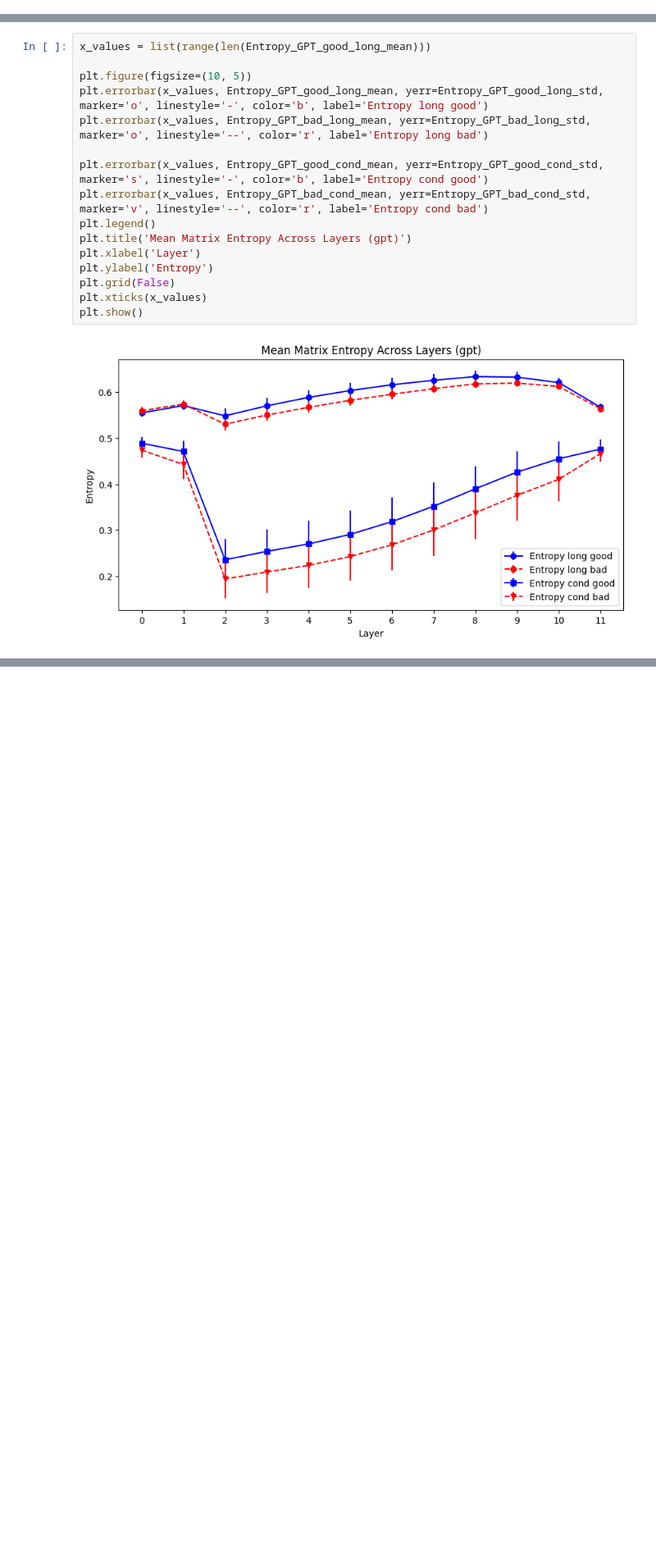
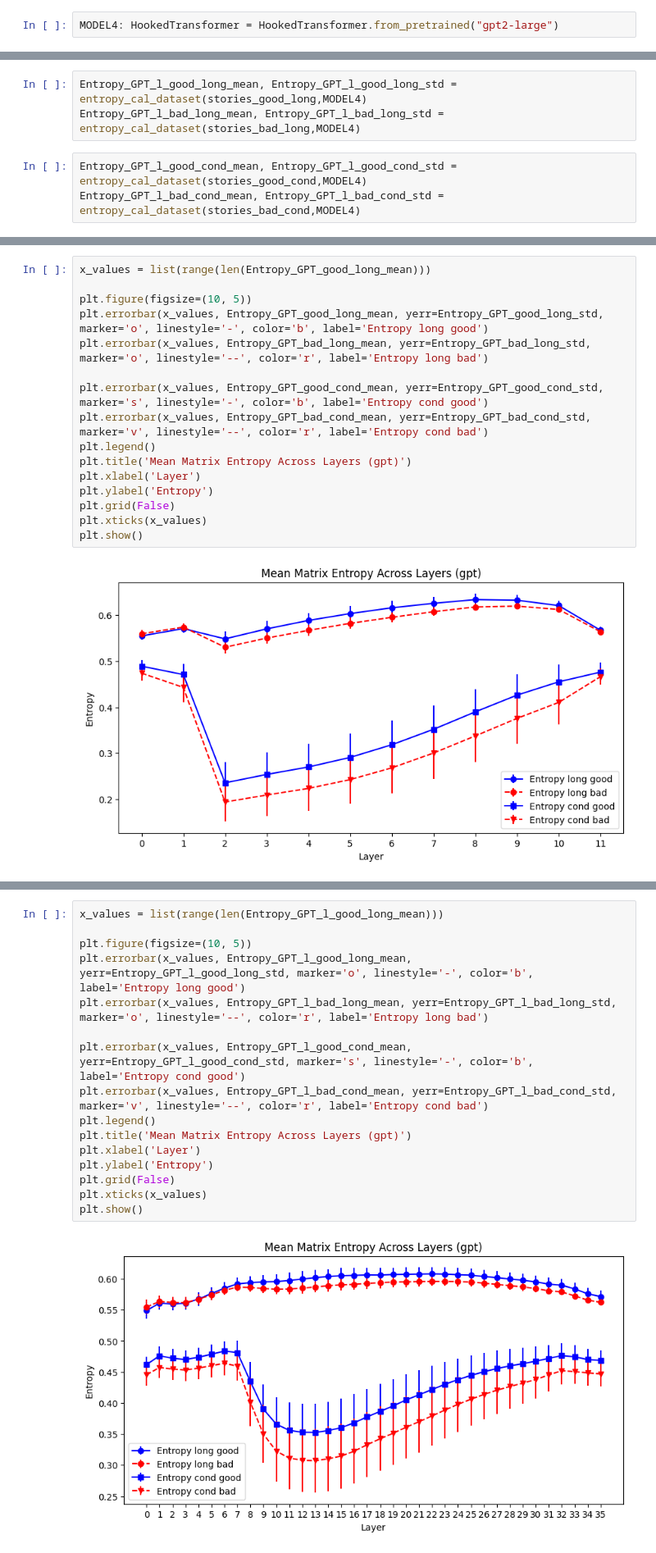
Before and after one commit to YichongLiang/Exploring-Matrix-Entropy-Across-LLM-Layers, a Jupyter notebook: main.ipynb, the cells around one changed output, grey strips where cells are left out. Shown at 82% size. Cells and saved outputs as stored; diff of their text form; blank space fills up the shorter version.

```diff
--- a/main.ipynb
+++ b/main.ipynb
@@ -80,0 +85,2 @@ Loaded pretrained model gpt2 into HookedTransformer
+# %%
+MODEL4: HookedTransformer = HookedTransformer.from_pretrained("gpt2-large")
@@ -247,3 +299,9 @@ Entropy_GPT_bad_cond_mean, Entropy_GPT_bad_cond_std = entropy_cal_dataset(storie
+# %%
+Entropy_GPT_l_good_long_mean, Entropy_GPT_l_good_long_std = entropy_cal_dataset(stories_good_long,MODEL4)
+Entropy_GPT_l_bad_long_mean, Entropy_GPT_l_bad_long_std = entropy_cal_dataset(stories_bad_long,MODEL4)
+# %%
+Entropy_GPT_l_good_cond_mean, Entropy_GPT_l_good_cond_std = entropy_cal_dataset(stories_good_cond,MODEL4)
+Entropy_GPT_l_bad_cond_mean, Entropy_GPT_l_bad_cond_std = entropy_cal_dataset(stories_bad_cond,MODEL4)
 # %% [markdown]
 #### Tiny Story matrix entropy cal
 # %%
@@ -296,0 +373,18 @@ plt.show()
+# %%
+x_values = list(range(len(Entropy_GPT_l_good_long_mean)))
+
+plt.figure(figsize=(10, 5))
+plt.errorbar(x_values, Entropy_GPT_l_good_long_mean, yerr=Entropy_GPT_l_good_long_std, marker='o', linestyle='-', color='b', label='Entropy long good')
+plt.errorbar(x_values, Entropy_GPT_l_bad_long_mean, yerr=Entropy_GPT_l_bad_long_std, marker='o', linestyle='--', color='r', label='Entropy long bad')
+
+plt.errorbar(x_values, Entropy_GPT_l_good_cond_mean, yerr=Entropy_GPT_l_good_cond_std, marker='s', linestyle='-', color='b', label='Entropy cond good')
+plt.errorbar(x_values, Entropy_GPT_l_bad_cond_mean, yerr=Entropy_GPT_l_bad_cond_std, marker='v', linestyle='--', color='r', label='Entropy cond bad')
+plt.legend()
+plt.title('Mean Matrix Entropy Across Layers (gpt)')
+plt.xlabel('Layer')
+plt.ylabel('Entropy')
+plt.grid(False)
+plt.xticks(x_values)
+plt.show()
+# %% [output]
+[figure, added]
```
Also changed, not shown: parts of 11 cells of this notebook, 4 other files.
